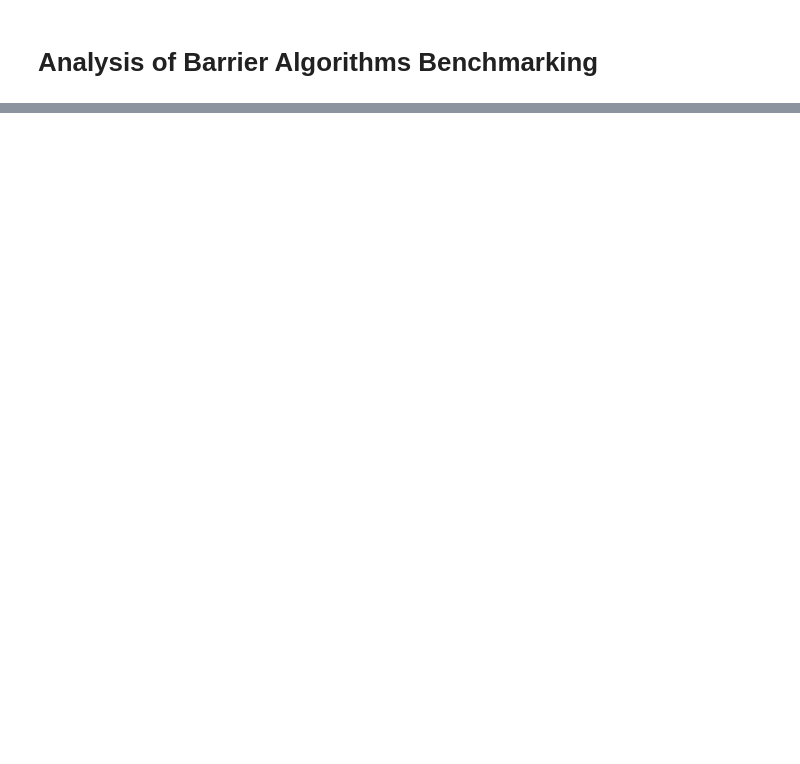
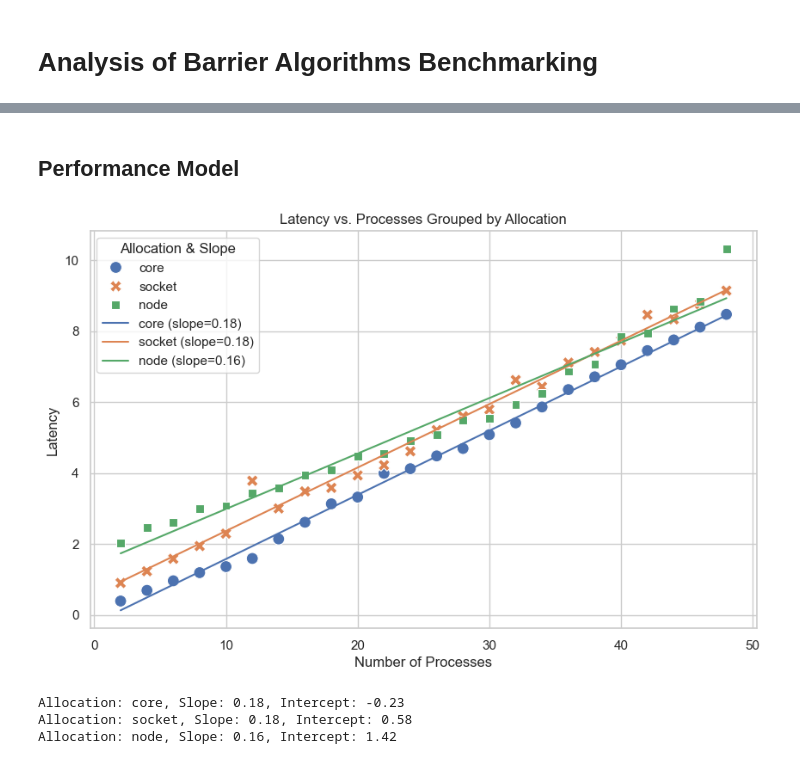
Before and after one commit to mzampar/High_Performance_Computing_2023, a Jupyter notebook: Excercise_1/barrier/results/barrier_analysis.ipynb, the cells around one changed output, grey strips where cells are left out. Drawn from its saved outputs; the diff is of its cells as text; code cells hidden in the pictures; blank space fills up the shorter version.

```diff
--- a/Excercise_1/barrier/results/barrier_analysis.ipynb
+++ b/Excercise_1/barrier/results/barrier_analysis.ipynb
@@ -187,0 +188,59 @@ Zero differences: 1
+# %% [markdown]
+## Performance Model
+# %%
+import seaborn as sns
+from sklearn.linear_model import LinearRegression
+
+# Example: barrier_linear = pd.DataFrame({'Allocation': [...], 'Processes': [...], 'Latency': [...]})
+# Replace with your actual data
+# barrier_linear = ...
+
+# Initialize the plot
+sns.set(style="whitegrid")
+plt.figure(figsize=(10, 6))
+
+# Plot latency vs processes, grouped by allocation
+sns.scatterplot(data=barrier_linear, x='Processes', y='Latency', hue='Allocation', style='Allocation', s=100)
+
+# Prepare for regression analysis
+allocations = barrier_linear['Allocation'].unique()
+
+# Create a dictionary to store coefficients for each allocation
+coefficients = {}
+
+# Loop over each allocation group to fit and plot a regression line
+for alloc in allocations:
+    subset = barrier_linear[barrier_linear['Allocation'] == alloc]
+    X = subset['Processes'].values.reshape(-1, 1)
+    y = subset['Latency'].values
+
+    # Perform linear regression
+    model = LinearRegression()
+    model.fit(X, y)
+
+    # Store the coefficients
+    coefficients[alloc] = {'slope': model.coef_[0], 'intercept': model.intercept_}
+
+    # Generate regression line points
+    X_range = np.linspace(X.min(), X.max(), 100).reshape(-1, 1)
+    y_pred = model.predict(X_range)
+
+    # Plot the regression line
+    plt.plot(X_range, y_pred, label=f'{alloc} (slope={model.coef_[0]:.2f})')
+
+# Set plot labels and title
+plt.xlabel('Number of Processes')
+plt.ylabel('Latency')
+plt.title('Latency vs. Processes Grouped by Allocation')
+plt.legend(title='Allocation & Slope')
+plt.savefig('figures/latency_regression.png')
+plt.show()
+
+# Print the regression coefficients
+for alloc, coef in coefficients.items():
+    print(f"Allocation: {alloc}, Slope: {coef['slope']:.2f}, Intercept: {coef['intercept']:.2f}")
+# %% [output]
+[figure, added]
+Allocation: core, Slope: 0.18, Intercept: -0.23
+Allocation: socket, Slope: 0.18, Intercept: 0.58
+Allocation: node, Slope: 0.16, Intercept: 1.42
```
Also changed, not shown: parts of 6 cells of this notebook, 27 other files.
